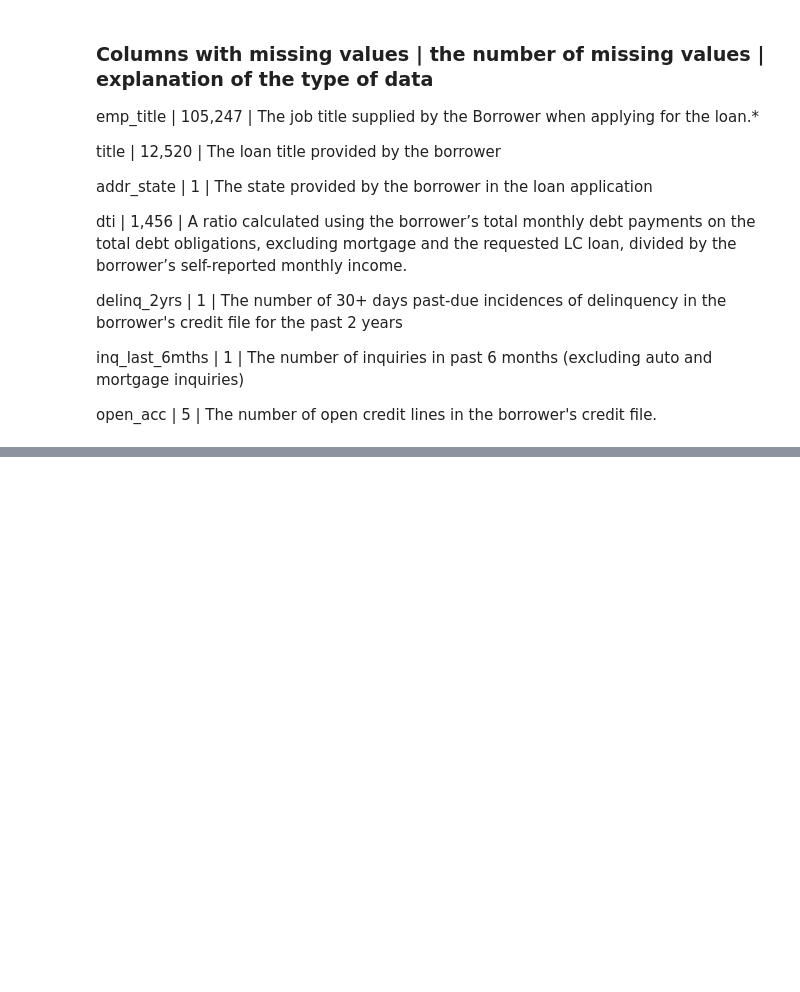
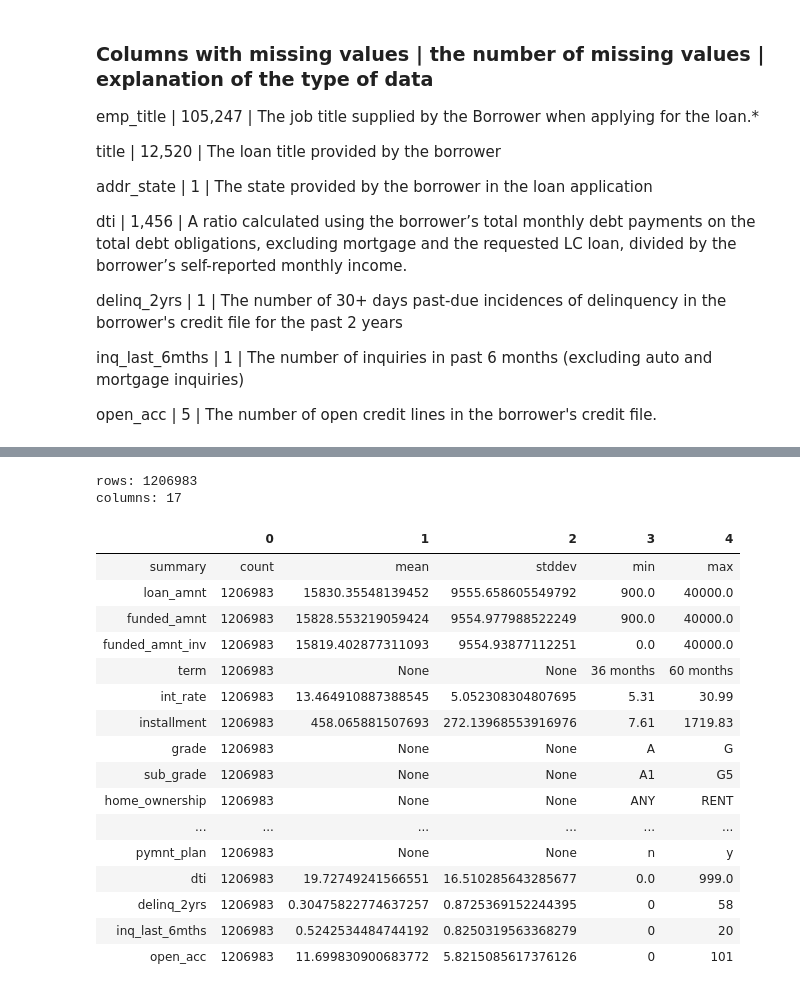
Before and after one commit to BigData718/LendingClub, a Jupyter notebook: Benji_LendingClub.ipynb, the cells around one changed output, grey strips where cells are left out. Saved outputs shown, nothing was run; the diff lists cells and outputs as text; code cells hidden in the pictures; blank space fills up the shorter version.

Commit message:
Clean Part 1 Data
Cleaned dataset and prepared them to be used for models

```diff
--- a/Benji_LendingClub.ipynb
+++ b/Benji_LendingClub.ipynb
@@ -227,0 +336,6 @@ open_acc       | 5 | The number of open credit lines in the borrower's credit fi
+# %%
+# After looking at the values, we have some more columns to drop
+drop_var_2=['emp_title',"title",'purpose','emp_length','addr_state']
+part1=part1.drop(*drop_var_2)
+print(size_shape(part1))
+part1.limit(5).toPandas()
@@ -227,0 +372,11 @@ open_acc       | 5 | The number of open credit lines in the borrower's credit fi
+# %%
+part1 = part1.withColumn('loan_amnt', part1['loan_amnt'].cast(FloatType()))
+part1 = part1.withColumn('funded_amnt', part1['funded_amnt'].cast(FloatType()))
+part1 = part1.withColumn('funded_amnt_inv', part1['funded_amnt_inv'].cast(FloatType()))
+part1 = part1.withColumn('int_rate',part1['int_rate'].cast(FloatType()))
+part1 = part1.withColumn('installment', part1['installment'].cast(FloatType()))
+part1 = part1.withColumn('annual_inc', part1['annual_inc'].cast(FloatType()))
+part1 = part1.withColumn('dti', part1['dti'].cast(FloatType()))
+part1 = part1.withColumn('delinq_2yrs', part1['delinq_2yrs'].cast(IntegerType()))
+part1 = part1.withColumn('inq_last_6mths', part1['inq_last_6mths'].cast(IntegerType()))
+part1 = part1.withColumn("open_acc",part1["open_acc"].cast(IntegerType()))
@@ -227,0 +419,14 @@ open_acc       | 5 | The number of open credit lines in the borrower's credit fi
+# %%
+# Lets fill in the values that are missing with the mean value
+
+dti_mean=part1.select(fn.avg('dti')).collect()
+part1 = part1.na.fill({'dti':dti_mean[0][0]})
+
+delinq_2yrs_mean=part1.select(fn.avg('delinq_2yrs')).collect()
+part1 = part1.na.fill({'delinq_2yrs':delinq_2yrs_mean[0][0]})
+
+inq_last_6mths_mean=part1.select(fn.avg('inq_last_6mths')).collect()
+part1 = part1.na.fill({'inq_last_6mths':inq_last_6mths_mean[0][0]})
+
+open_acc_mean=part1.select(fn.avg('open_acc')).collect()
+part1 = part1.na.fill({'open_acc':open_acc_mean[0][0]})
@@ -227,0 +439,25 @@ open_acc       | 5 | The number of open credit lines in the borrower's credit fi
+# %%
+size_shape(part1)
+# %% [output]
+rows: 1206983
+columns: 17
+# %%
+part1.describe().toPandas().T
+# %% [output]
+|  | 0 | 1 | 2 | 3 | 4 |
+| summary | count | mean | stddev | min | max |
+| loan_amnt | 1206983 | 15830.35548139452 | 9555.658605549792 | 900.0 | 40000.0 |
+| funded_amnt | 1206983 | 15828.553219059424 | 9554.977988522249 | 900.0 | 40000.0 |
+| funded_amnt_inv | 1206983 | 15819.402877311093 | 9554.93877112251 | 0.0 | 40000.0 |
+| term | 1206983 | None | None | 36 months | 60 months |
+| int_rate | 1206983 | 13.464910887388545 | 5.052308304807695 | 5.31 | 30.99 |
+| installment | 1206983 | 458.065881507693 | 272.13968553916976 | 7.61 | 1719.83 |
+| grade | 1206983 | None | None | A | G |
+| sub_grade | 1206983 | None | None | A1 | G5 |
+| home_ownership | 1206983 | None | None | ANY | RENT |
+| ... | ... | ... | ... | ... | ... |
+| pymnt_plan | 1206983 | None | None | n | y |
+| dti | 1206983 | 19.72749241566551 | 16.510285643285677 | 0.0 | 999.0 |
+| delinq_2yrs | 1206983 | 0.30475822774637257 | 0.8725369152244395 | 0 | 58 |
+| inq_last_6mths | 1206983 | 0.5242534484744192 | 0.8250319563368279 | 0 | 20 |
+| open_acc | 1206983 | 11.699830900683772 | 5.8215085617376126 | 0 | 101 |
```
Also changed, not shown: parts of 32 cells of this notebook.
